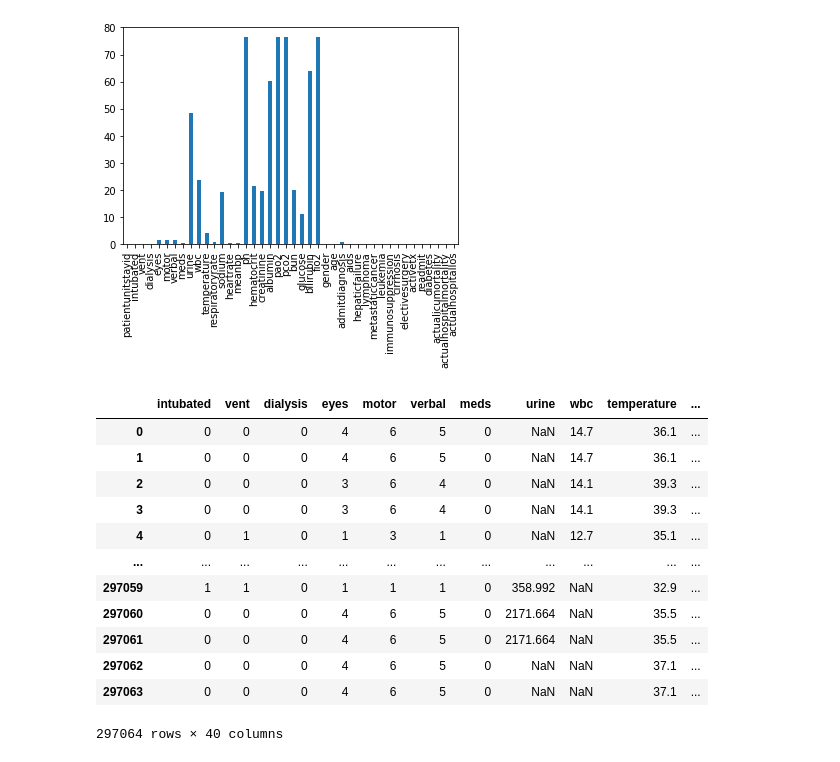
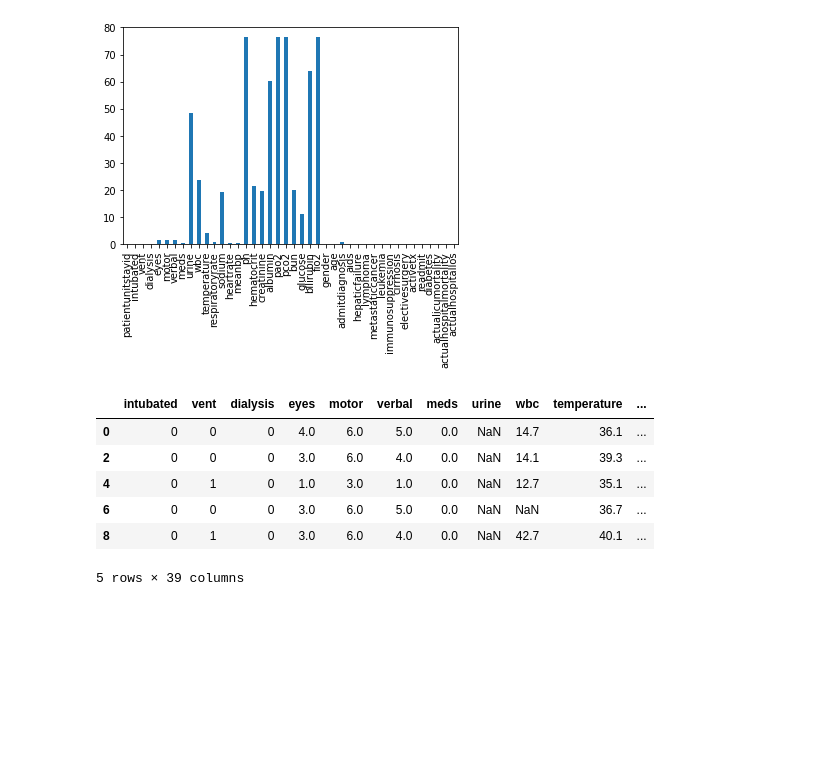
Before and after one commit to mdsung/lectures, a Jupyter notebook: notebook/01_EDA.ipynb, the cells around one changed output. Saved outputs shown, nothing was run; the diff lists cells and outputs as text; code cells hidden in the pictures; blank space fills up the shorter version.

```diff
--- a/notebook/01_EDA.ipynb
+++ b/notebook/01_EDA.ipynb
@@ -48,6 +48,9 @@ data = data.reset_index(drop = True)
 # %%
 #null
 data = data.replace(-1, np.nan)
+# %%
+#distinct
+data = data.drop_duplicates()
 # %%
 # dtype
 data.info()
@@ -88,7 +91,6 @@ int_columns = ['patientunitstayid', "eyes", "motor", 'verbal', 'meds', 'heartrat
 # %%
 import numpy as np
 data[float_columns] = data[float_columns].replace(-1, np.nan).astype(float)
-data[int_columns] = data[int_columns].astype("Int64")
 data[categorical_columns] = data[categorical_columns].astype('category')
 # %%
 data.info()
@@ -121,5 +123,8 @@ data.actualhospitalmortality.head()
 Name: actualhospitalmortality, dtype: category
 Categories (2, object): ['ALIVE', 'EXPIRED']
+# %%
+data.loc[:,'actualicumortality'] = data.loc[:,'actualicumortality'].replace({'EXPIRED':1, 'ALIVE':0})
+data.loc[:,'actualhospitalmortality'] = data.loc[:,'actualhospitalmortality'].replace({'EXPIRED':1, 'ALIVE':0})
 # %%
 # null check
 null_count = data.isnull().sum() / len(data) * 100
@@ -150,21 +155,15 @@ null_count.plot.bar()
 # %%
 import pandas_profiling  #pandas <= 1.3.5
 # %%
-data.iloc[:,1:-1]
+data.iloc[:,1:-2].head()
 # %% [output]
 |  | intubated | vent | dialysis | eyes | motor | verbal | meds | urine | wbc | temperature | ... |
-| 0 | 0 | 0 | 0 | 4 | 6 | 5 | 0 | NaN | 14.7 | 36.1 | ... |
-| 1 | 0 | 0 | 0 | 4 | 6 | 5 | 0 | NaN | 14.7 | 36.1 | ... |
-| 2 | 0 | 0 | 0 | 3 | 6 | 4 | 0 | NaN | 14.1 | 39.3 | ... |
-| 3 | 0 | 0 | 0 | 3 | 6 | 4 | 0 | NaN | 14.1 | 39.3 | ... |
-| 4 | 0 | 1 | 0 | 1 | 3 | 1 | 0 | NaN | 12.7 | 35.1 | ... |
-| ... | ... | ... | ... | ... | ... | ... | ... | ... | ... | ... | ... |
-| 297059 | 1 | 1 | 0 | 1 | 1 | 1 | 0 | 358.992 | NaN | 32.9 | ... |
-| 297060 | 0 | 0 | 0 | 4 | 6 | 5 | 0 | 2171.664 | NaN | 35.5 | ... |
-| 297061 | 0 | 0 | 0 | 4 | 6 | 5 | 0 | 2171.664 | NaN | 35.5 | ... |
-| 297062 | 0 | 0 | 0 | 4 | 6 | 5 | 0 | NaN | NaN | 37.1 | ... |
-| 297063 | 0 | 0 | 0 | 4 | 6 | 5 | 0 | NaN | NaN | 37.1 | ... |
+| 0 | 0 | 0 | 0 | 4.0 | 6.0 | 5.0 | 0.0 | NaN | 14.7 | 36.1 | ... |
+| 2 | 0 | 0 | 0 | 3.0 | 6.0 | 4.0 | 0.0 | NaN | 14.1 | 39.3 | ... |
+| 4 | 0 | 1 | 0 | 1.0 | 3.0 | 1.0 | 0.0 | NaN | 12.7 | 35.1 | ... |
+| 6 | 0 | 0 | 0 | 3.0 | 6.0 | 5.0 | 0.0 | NaN | NaN | 36.7 | ... |
+| 8 | 0 | 1 | 0 | 3.0 | 6.0 | 4.0 | 0.0 | NaN | 42.7 | 40.1 | ... |
-297064 rows × 40 columns
+5 rows × 39 columns
 # %%
 profile = data.iloc[:,1:-1].profile_report(title="Pandas Profiling Report",
                                            correlations={
```
Also changed, not shown: parts of 4 cells of this notebook, 7 other files.
